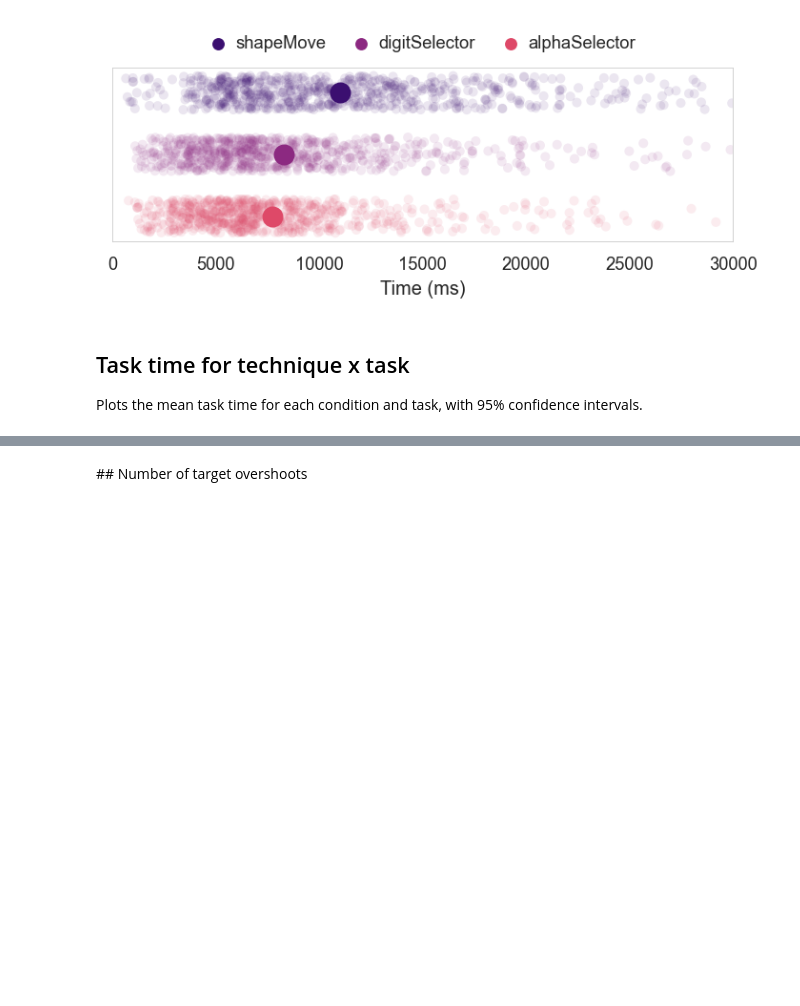
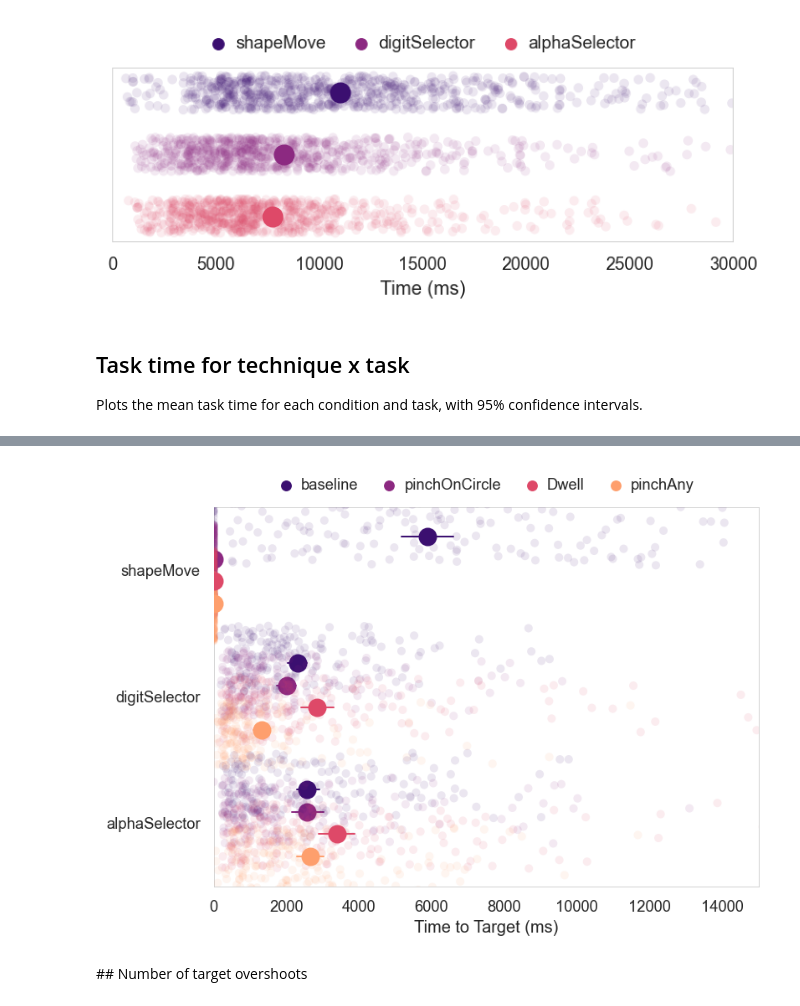
Before and after one commit to KieranWaugh/Push-or-Pinch-Exploring-Slider-Control-Gestures-for-Touchless-User-Interfaces, a Jupyter notebook: Analysis/Analysis.ipynb, the cells around one changed output, grey strips where cells are left out. Saved outputs shown, nothing was run; the diff lists cells and outputs as text; code cells hidden in the pictures; blank space fills up the shorter version.

```diff
--- a/Analysis/Analysis.ipynb
+++ b/Analysis/Analysis.ipynb
@@ -336,3 +338,25 @@ plt.show()
+# %%
+plot, axis = plt.subplots(figsize=(7, 5))
+
+sns.stripplot(x="Time to Target", y="Task", hue="Condition", data=data_filtered, palette=palette, dodge=True, size=6, alpha=0.1, jitter=1.05)
+sns.pointplot(x="Time to Target", y="Task", hue="Condition", data=data_filtered, palette=palette, dodge=.532, join=False, errwidth=1.2, scale=1.5, ci=95)
+
+# Adjust legend
+handles, labels = axis.get_legend_handles_labels()
+axis.legend(handles[0:4], labels[0:4], handletextpad=0, columnspacing=1, loc="lower center", ncol=4, frameon=False, bbox_to_anchor=(0.493, 1.0))
+
+# Adjust axes
+axis.set_ylabel("")
+axis.set_xlabel("Time to Target (ms)")
+axis.set(xlim=(0, 15000))
+axis.yaxis.set_visible(True)
+axis.grid(False)
+
+# Show and save
+plt.show()
+#plot.savefig('TaskTimeStrip.pdf', bbox_inches='tight')
+# %% [output]
+[figure, added]
 # %% [markdown]
 ## Number of target overshoots
 # %%
```
Also changed, not shown: parts of 2 cells of this notebook, 2 other files.
